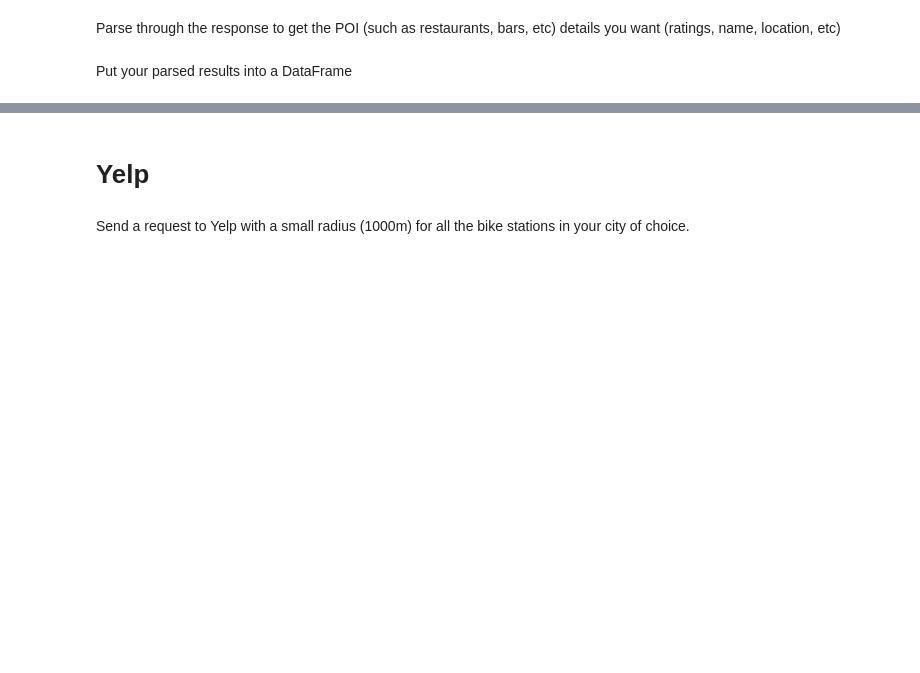
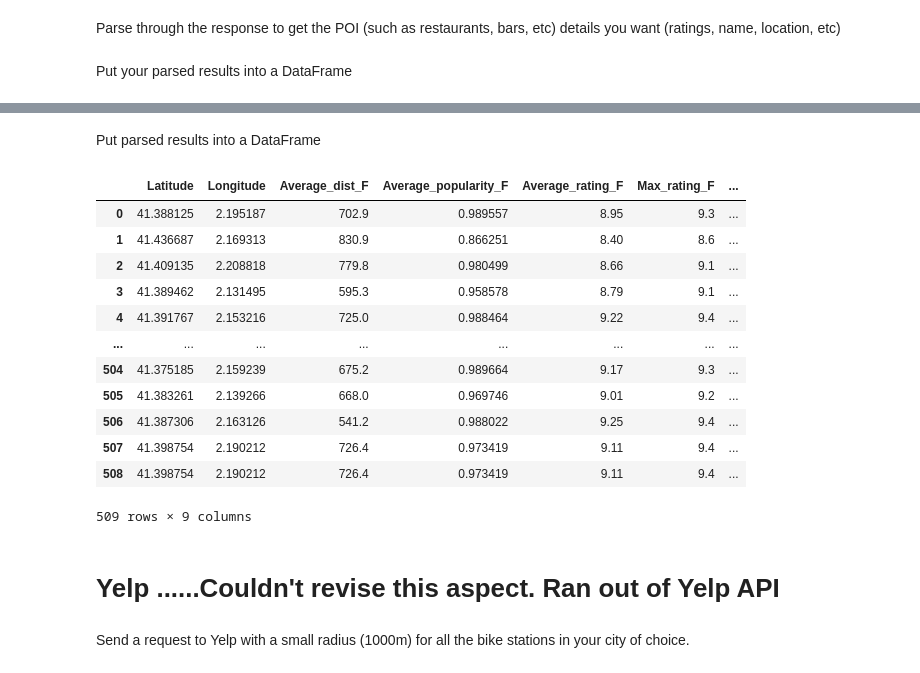
Before and after one commit to oyebolakolapo/Final-Project-Statistical-Modelling-with-Python, a Jupyter notebook: yelp_foursquare_EDA.ipynb, the cells around one changed output, grey strips where cells are left out. Cells and saved outputs as stored; diff of their text form; code cells hidden in the pictures; blank space fills up the shorter version.

```diff
--- a/yelp_foursquare_EDA.ipynb
+++ b/yelp_foursquare_EDA.ipynb
@@ -76 +72,33 @@ data_foursquare
+# %%
+# Transforming the data
+data_foursquare['Average_dist_F'] = data_foursquare['Distance'].apply(lambda x: sum(x) / len(x))
+data_foursquare['Average_popularity_F'] = data_foursquare['Popularity'].apply(lambda x: sum(x) / len(x))
+data_foursquare['Average_rating_F'] = data_foursquare['Rating'].apply(lambda x: sum(x) / len(x))
+
+data_foursquare['Max_rating_F'] = data_foursquare['Rating'].apply(lambda x: max(x))
+data_foursquare['Max_popularity_F'] = data_foursquare['Popularity'].apply(lambda x: max(x))
+
+data_foursquare['Min_rating_F'] = data_foursquare['Rating'].apply(lambda x: min(x))
+data_foursquare['Min_popularity_F'] = data_foursquare['Popularity'].apply(lambda x: min(x))
+# %% [markdown]
+Put parsed results into a DataFrame
+# %%
+# Cleaning
+
+data_foursquare.drop(columns=['Foursq. Name', 'Distance', 'Popularity', 'Rating', 'Price'], inplace=True)
+data_foursquare
+# %% [output]
+|  | Latitude | Longitude | Average_dist_F | Average_popularity_F | Average_rating_F | Max_rating_F | ... |
+| 0 | 41.388125 | 2.195187 | 702.9 | 0.989557 | 8.95 | 9.3 | ... |
+| 1 | 41.436687 | 2.169313 | 830.9 | 0.866251 | 8.40 | 8.6 | ... |
+| 2 | 41.409135 | 2.208818 | 779.8 | 0.980499 | 8.66 | 9.1 | ... |
+| 3 | 41.389462 | 2.131495 | 595.3 | 0.958578 | 8.79 | 9.1 | ... |
+| 4 | 41.391767 | 2.153216 | 725.0 | 0.988464 | 9.22 | 9.4 | ... |
+| ... | ... | ... | ... | ... | ... | ... | ... |
+| 504 | 41.375185 | 2.159239 | 675.2 | 0.989664 | 9.17 | 9.3 | ... |
+| 505 | 41.383261 | 2.139266 | 668.0 | 0.969746 | 9.01 | 9.2 | ... |
+| 506 | 41.387306 | 2.163126 | 541.2 | 0.988022 | 9.25 | 9.4 | ... |
+| 507 | 41.398754 | 2.190212 | 726.4 | 0.973419 | 9.11 | 9.4 | ... |
+| 508 | 41.398754 | 2.190212 | 726.4 | 0.973419 | 9.11 | 9.4 | ... |
+509 rows × 9 columns
 # %%
@@ -79,7 +107,7 @@ csv_file_path = "../Downloads/fs_places.csv"
 
 #DataFrame saved as CSV
 data_foursquare.to_csv(csv_file_path, index=False)
-# %% [markdown]
-# Yelp
+# %% [markdown]
+# Yelp ......Couldn't revise this aspect. Ran out of Yelp API
 # %% [markdown]
 Send a request to Yelp with a small radius (1000m) for all the bike stations in your city of choice.
```
Also changed, not shown: parts of 13 cells of this notebook.
